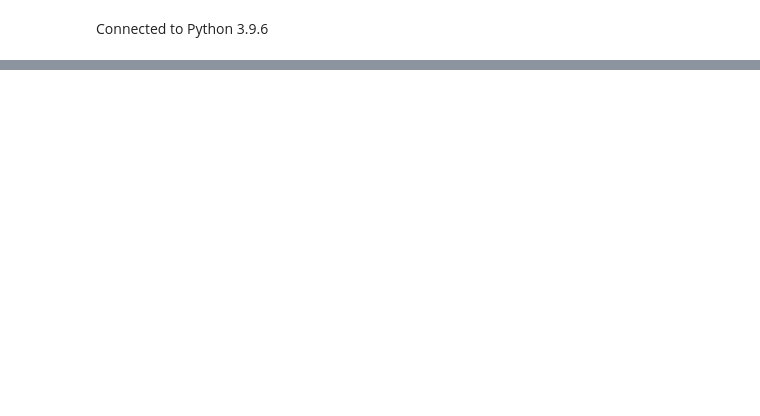
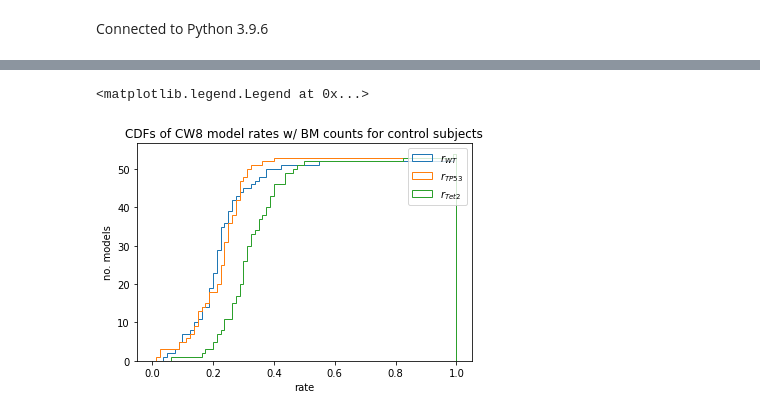
Before and after one commit to thking03/CHModeling, a Jupyter notebook: Example.ipynb, the cells around one changed output, grey strips where cells are left out. Drawn from its saved outputs; the diff is of its cells as text; code cells hidden in the pictures; blank space fills up the shorter version.

```diff
--- a/Example.ipynb
+++ b/Example.ipynb
@@ -844,0 +115,30 @@ for i in range(10):
+# %%
+# Now add BM counts & reoptimize
+add_bm_counts(sheet, cw8dict, "CW8_BM_counts", "CW8_HSC")
+
+controlBM8dict = {}
+for key in cw8dict.keys():
+    if cw8dict[key].type.lower() != "2x":
+        pass
+    elif cw8dict[key].treatment.lower() != "control":
+        pass
+    elif len(cw8dict[key].data) != 3:
+        pass
+    else:
+        controlBM8dict[key] = cw8dict[key]
+
+treatBM8dict = {}
+for key in cw8dict.keys():
+    if cw8dict[key].treatment.lower() == "control":
+        pass
+    elif cw8dict[key].type.lower() != "2x":
+        pass
+    elif len(cw8dict[key].data) == 3:
+        treatBM8dict[key] = cw8dict[key]
+
+for key in controlBM8dict.keys():
+    controlBM8dict[key].optimize()
+
+treatBM8tracker = []
+for key in treatBM8dict.keys():
+    treatBM8tracker.append(do_treat_CLVopt(treatBM8dict[key], verbose=False, controldict=controlBM8dict))
@@ -844,0 +180,11 @@ for i in range(10):
+# %%
+fig = plt.figure(num=4, clear=True)
+ax = fig.add_subplot(1,1,1)
+plt.hist([controlBM8dict[key].rates[0] for key in controlBM8dict.keys()], cumulative=True, histtype="step", bins=80, range=(0,1), label="$r_{WT}$")
+plt.hist([controlBM8dict[key].rates[1] for key in controlBM8dict.keys()], cumulative=True, histtype="step", bins=80, range=(0,1), label="$r_{TP53}$")
+plt.hist([controlBM8dict[key].rates[2] for key in controlBM8dict.keys()], cumulative=True, histtype="step", bins=80, range=(0,1), label="$r_{Tet2}$")
+ax.set(xlabel="rate", ylabel="no. models", title="CDFs of CW8 model rates w/ BM counts for control subjects")
+ax.legend()
+# %% [output]
+<matplotlib.legend.Legend at 0x...>
+[figure, added]
```
Also changed, not shown: parts of 35 cells of this notebook, 4 other files.
